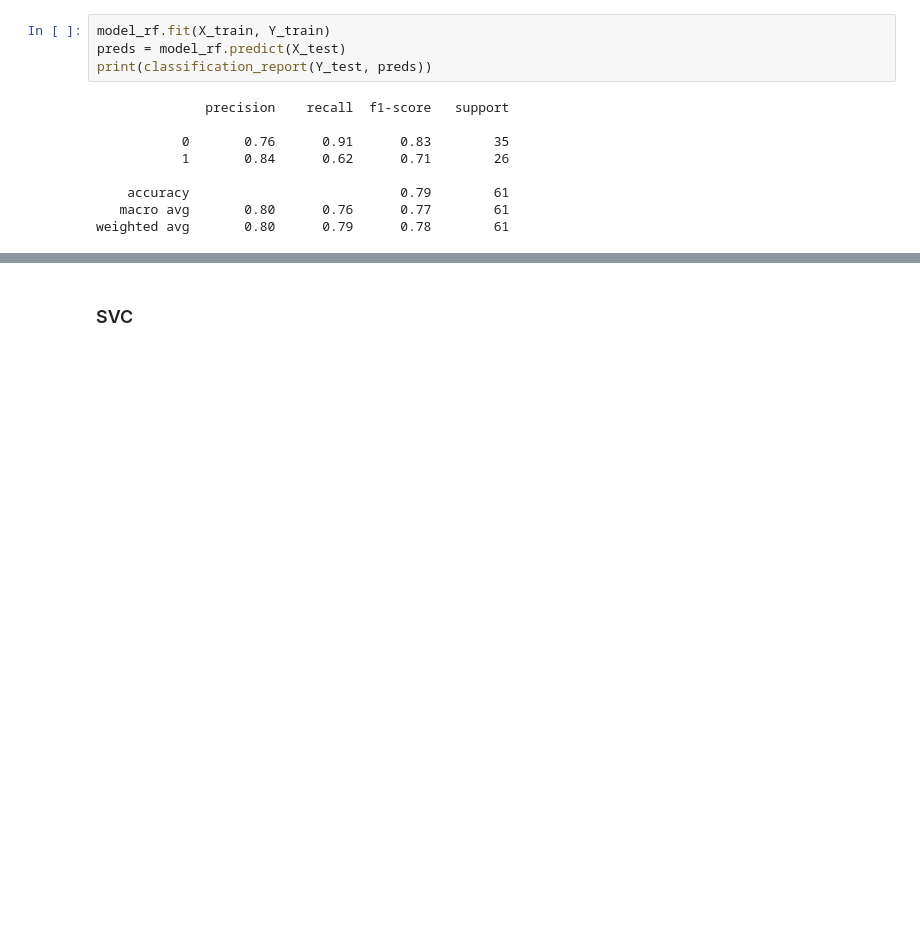
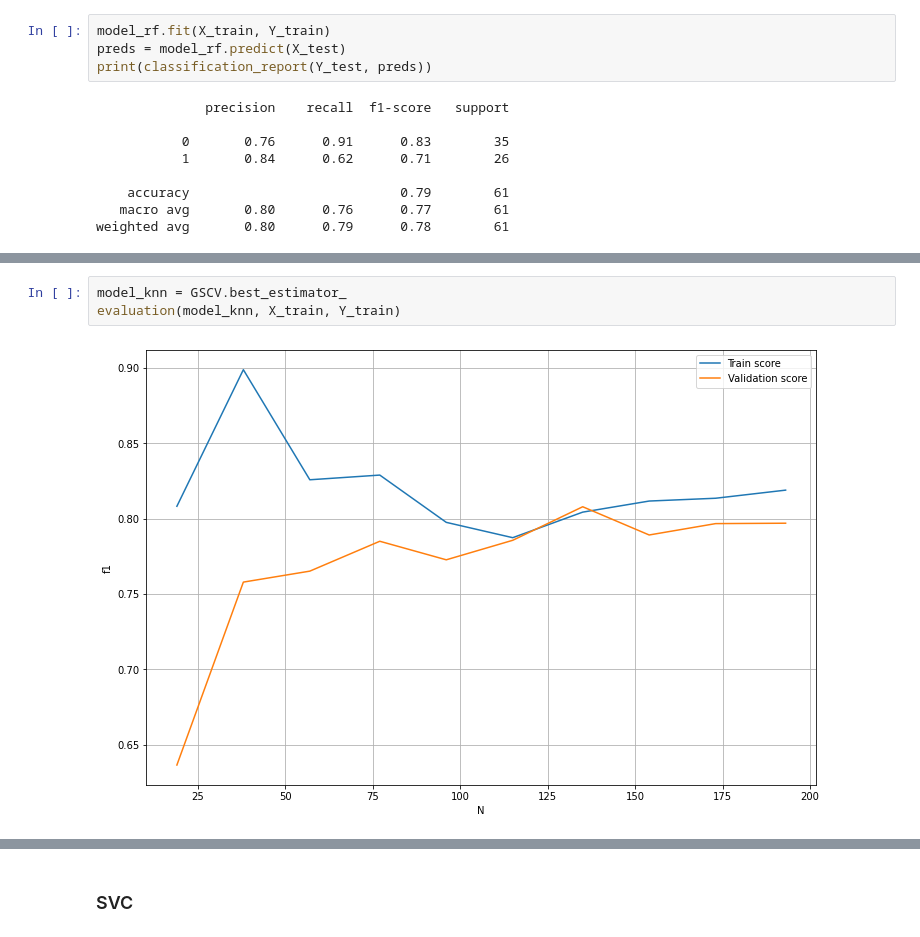
Before and after one commit to VictoorV/Heart_Attack, a Jupyter notebook: Projet heart attack.ipynb, the cells around one changed output, grey strips where cells are left out. Drawn from its saved outputs; the diff is of its cells as text; blank space fills up the shorter version.

```diff
--- a/Projet heart attack.ipynb
+++ b/Projet heart attack.ipynb
@@ -731,0 +745,5 @@ weighted avg       0.80      0.79      0.78        61
+# %%
+model_knn = GSCV.best_estimator_
+evaluation(model_knn, X_train, Y_train)
+# %% [output]
+[figure, added]
```
Also changed, not shown: parts of 9 cells of this notebook.
